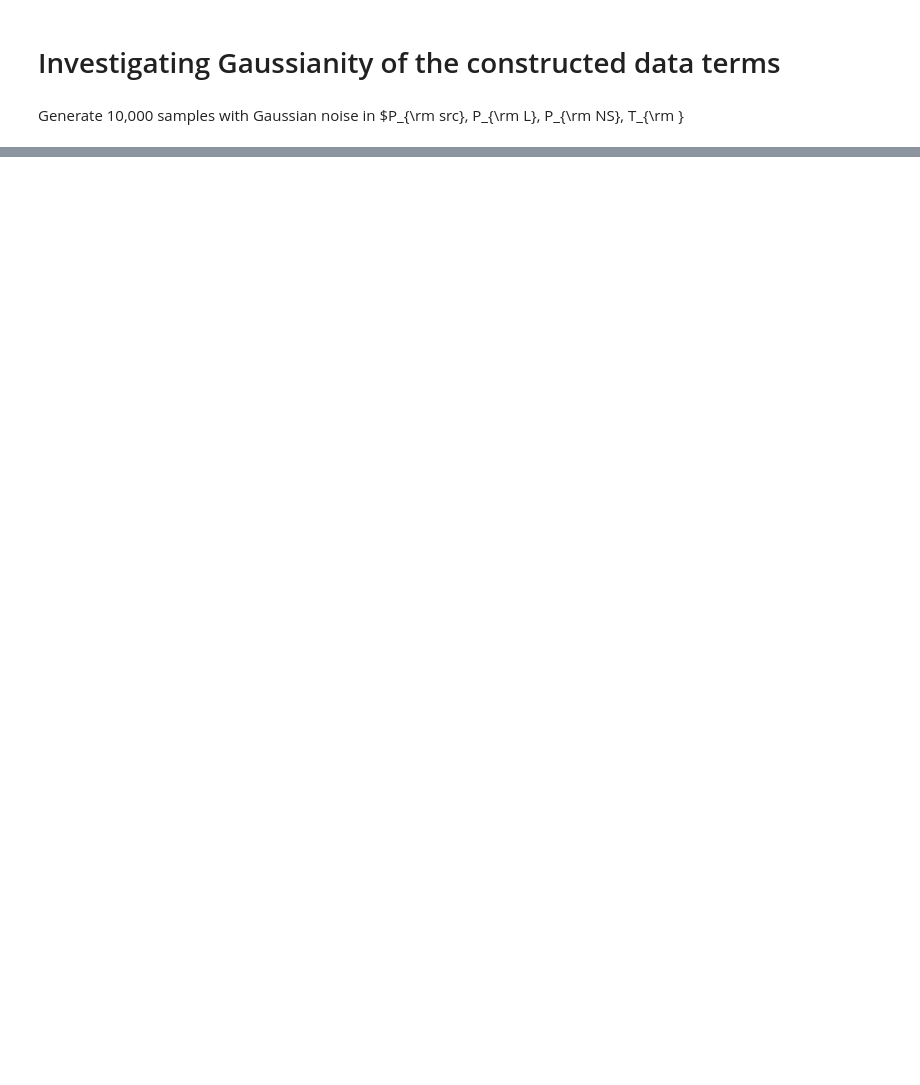
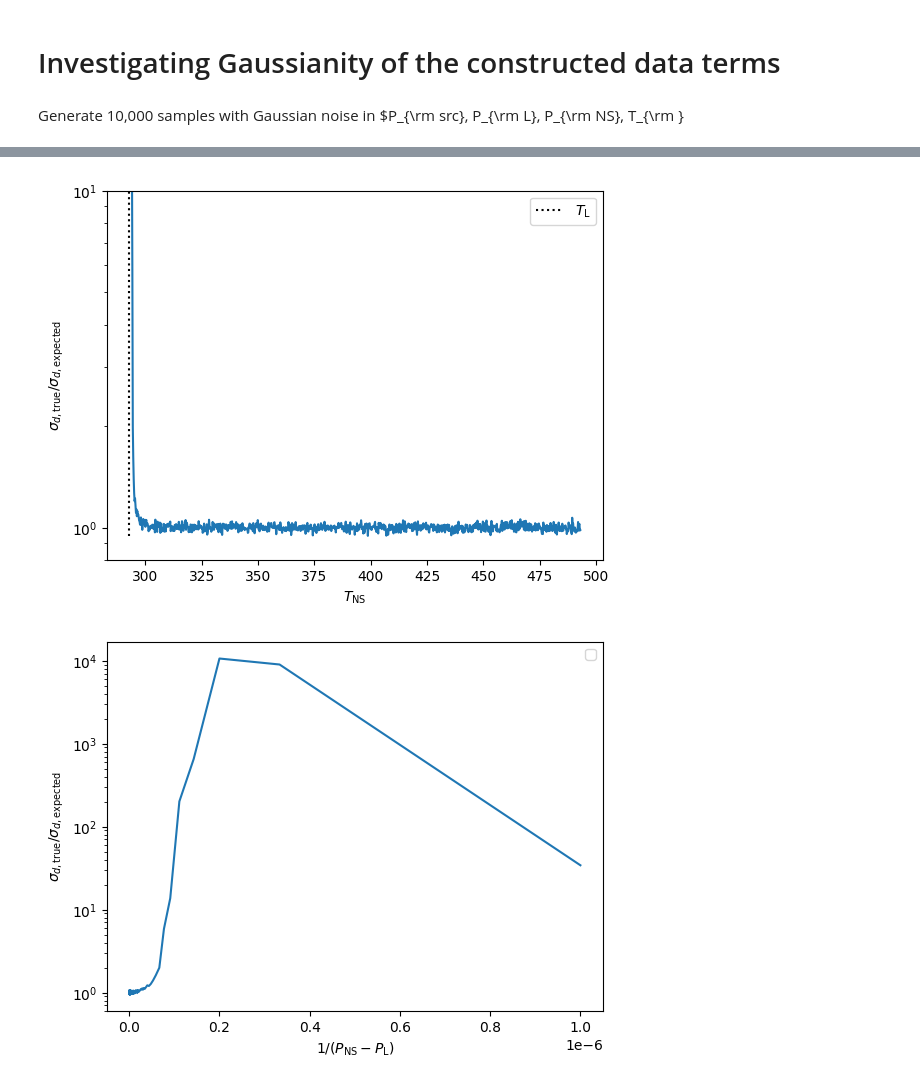
Before and after one commit to RHINO-Experiment/rhino-cal, a Jupyter notebook: data_noise_investigation.ipynb, the cells around one changed output, grey strips where cells are left out. Drawn from its saved outputs; the diff is of its cells as text; code cells hidden in the pictures; blank space fills up the shorter version.

```diff
--- a/data_noise_investigation.ipynb
+++ b/data_noise_investigation.ipynb
@@ -119,0 +268,36 @@ Expected Variance:  0.12878735055137625
+# %%
+
+
+plt.plot(test_dict['T_ns_range'], test_dict['sample_variance_list'] / test_dict['expected_variance_list'])
+plt.yscale('log')
+plt.ylabel(r'$\sigma_{d, {\rm true}} / \sigma_{d, {\rm expected}}$')
+plt.xlabel(r'$T_{\rm NS}$')
+plt.ylim(0.8, 10)
+plt.vlines(x=test_dict['T_l'], ymin=np.min(test_dict['sample_variance_list'] / test_dict['expected_variance_list']),
+           ymax=np.max(test_dict['sample_variance_list'] / test_dict['expected_variance_list']),
+           label=r'$T_{\rm L}$', colors='k', linestyles=':')
+plt.legend()
+plt.show()
+
+plt.plot(1 / test_dict['p_ns_minus_p_l'], test_dict['sample_variance_list'] / test_dict['expected_variance_list'])
+plt.yscale('log')
+plt.ylabel(r'$\sigma_{d, {\rm true}} / \sigma_{d, {\rm expected}}$')
+plt.xlabel(r'$1 / (P_{\rm NS} - P_{\rm L})$')
+plt.legend()
+plt.show()
+
+
+plt.plot(test_dict['T_ns_range'],
+         np.abs(test_dict['sample_mean_list'] - test_dict['d_true_list']) / test_dict['d_true_list'],
+         label='Mean Residuals')
+plt.plot(test_dict['T_ns_range'],
+         np.abs(test_dict['sample_median_list'] - test_dict['d_true_list']) / test_dict['d_true_list'],
+         label='Median Residuals')
+plt.ylabel(r'Fractional data Residual')
+plt.xlabel(r'$T_{\rm NS}$')
+plt.yscale('log')
+plt.legend()
+plt.show()
+# %% [output]
+[figure, added]
+[figure, added]
```
Also changed, not shown: parts of 10 cells of this notebook, 5 other files.
